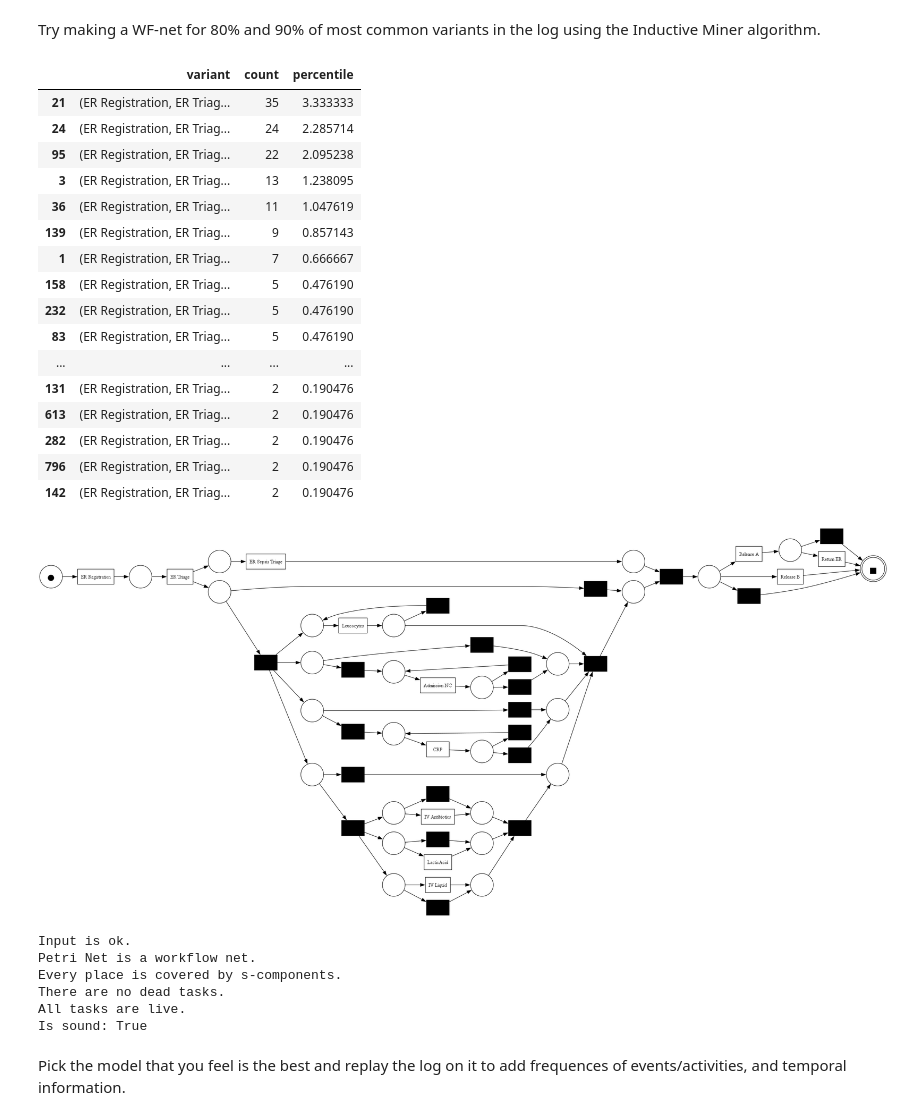
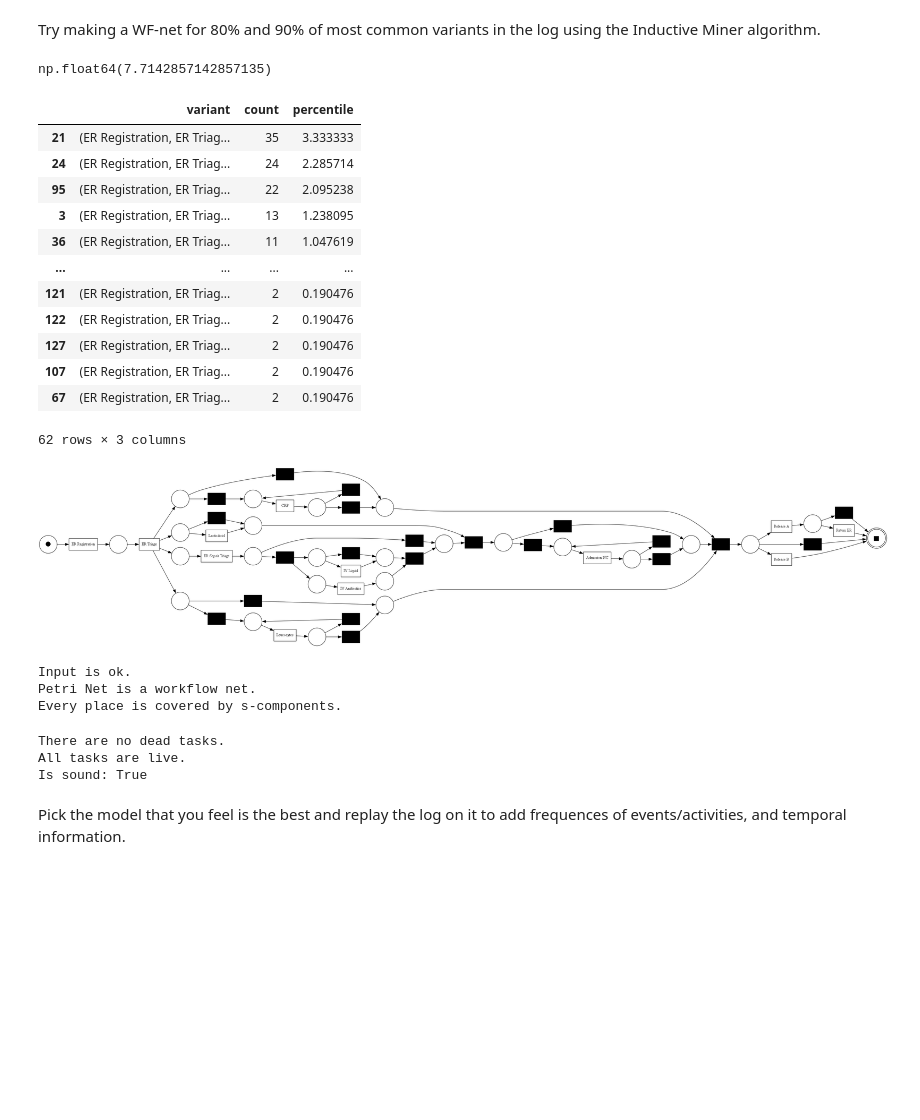
Before and after one commit to maciej-wieczorek/ai, a Jupyter notebook: EPB/projekt2/projekt2.ipynb, the cells around one changed output. Drawn from its saved outputs; the diff is of its cells as text; code cells hidden in the pictures; blank space fills up the shorter version.

```diff
--- a/EPB/projekt2/projekt2.ipynb
+++ b/EPB/projekt2/projekt2.ipynb
@@ -326,50 +279,50 @@ Invariants are parts of the net that do not change the weighted sum/total number
 [1] Jörg Desel, Javier Esparza, Negotiations and Petri Nets, https://ceur-ws.org/Vol-1372/paper3.pdf
 # %% [markdown]
 Try making a WF-net for 80% and 90% of most common variants in the log using the Inductive Miner algorithm.
+# %%
+common_variants[0:k]['percentile'].sum()
+# %% [output]
+np.float64(7.7142857142857135)
 # %%
-k = 50 # TODO: the number of top common variants that sum up to > 80% of behavior
+k = 62 # TODO: the number of top common variants that sum up to > 80% of behavior
 display(common_variants[0:k])
 
 log_top_k = pm4py.filter_variants_top_k(log, k) # TODO: filter top k variants
 
 wfnet_inductive = pm4py.discover_petri_net_inductive(log_top_k) # TODO: discover WF-net using the Inductive Miner
 pm4py.vis.view_petri_net(*wfnet_inductive)
 
 from pm4py.algo.analysis.woflan import algorithm as woflan
 
 woflan_parameters = {
     woflan.Parameters.RETURN_ASAP_WHEN_NOT_SOUND: False,
     woflan.Parameters.PRINT_DIAGNOSTICS: True,
     woflan.Parameters.RETURN_DIAGNOSTICS: False
 }
 
 is_sound = woflan.apply(*wfnet_inductive, parameters=woflan_parameters) # TODO: check soundness
 print(f"Is sound: {is_sound}")
 # %% [output]
 |  | variant | count | percentile |
 | 21 | (ER Registration, ER Triag... | 35 | 3.333333 |
 | 24 | (ER Registration, ER Triag... | 24 | 2.285714 |
 | 95 | (ER Registration, ER Triag... | 22 | 2.095238 |
 | 3 | (ER Registration, ER Triag... | 13 | 1.238095 |
 | 36 | (ER Registration, ER Triag... | 11 | 1.047619 |
-| 139 | (ER Registration, ER Triag... | 9 | 0.857143 |
-| 1 | (ER Registration, ER Triag... | 7 | 0.666667 |
-| 158 | (ER Registration, ER Triag... | 5 | 0.476190 |
-| 232 | (ER Registration, ER Triag... | 5 | 0.476190 |
-| 83 | (ER Registration, ER Triag... | 5 | 0.476190 |
 | ... | ... | ... | ... |
-| 131 | (ER Registration, ER Triag... | 2 | 0.190476 |
-| 613 | (ER Registration, ER Triag... | 2 | 0.190476 |
-| 282 | (ER Registration, ER Triag... | 2 | 0.190476 |
-| 796 | (ER Registration, ER Triag... | 2 | 0.190476 |
-| 142 | (ER Registration, ER Triag... | 2 | 0.190476 |
+| 121 | (ER Registration, ER Triag... | 2 | 0.190476 |
+| 122 | (ER Registration, ER Triag... | 2 | 0.190476 |
+| 127 | (ER Registration, ER Triag... | 2 | 0.190476 |
+| 107 | (ER Registration, ER Triag... | 2 | 0.190476 |
+| 67 | (ER Registration, ER Triag... | 2 | 0.190476 |
+62 rows × 3 columns
-[figure, old version]
+[figure, new version]
-Input is ok.
-Petri Net is a workflow net.
-Every place is covered by s-components.
-There are no dead tasks.
-All tasks are live.
-Is sound: True
+Input is ok.
+Petri Net is a workflow net.
+Every place is covered by s-components.
+There are no dead tasks.
+All tasks are live.
+Is sound: True
 # %% [markdown]
 Pick the model that you feel is the best and replay the log on it to add frequences of events/activities, and temporal information.
 # %%
```
Also changed, not shown: parts of 9 cells of this notebook, 2 other files.
